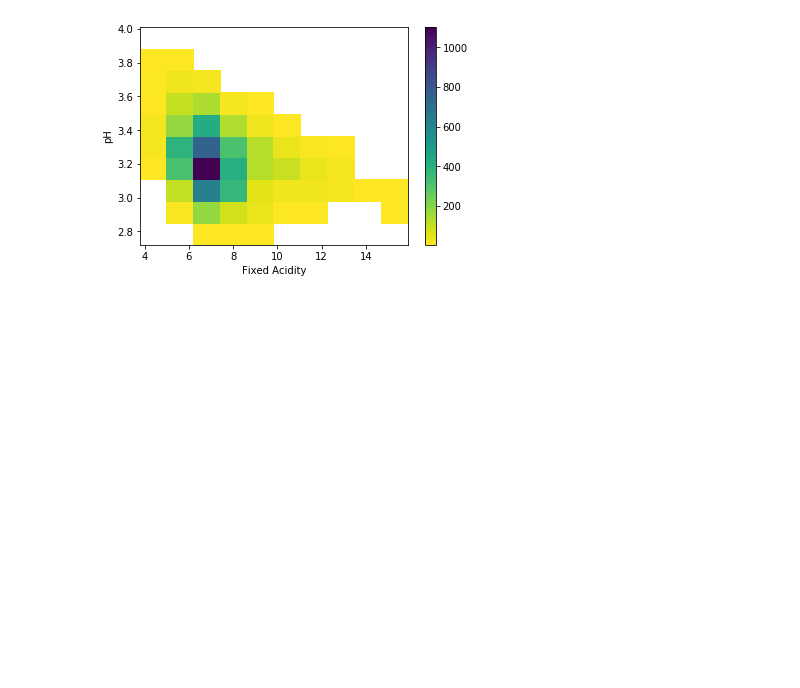
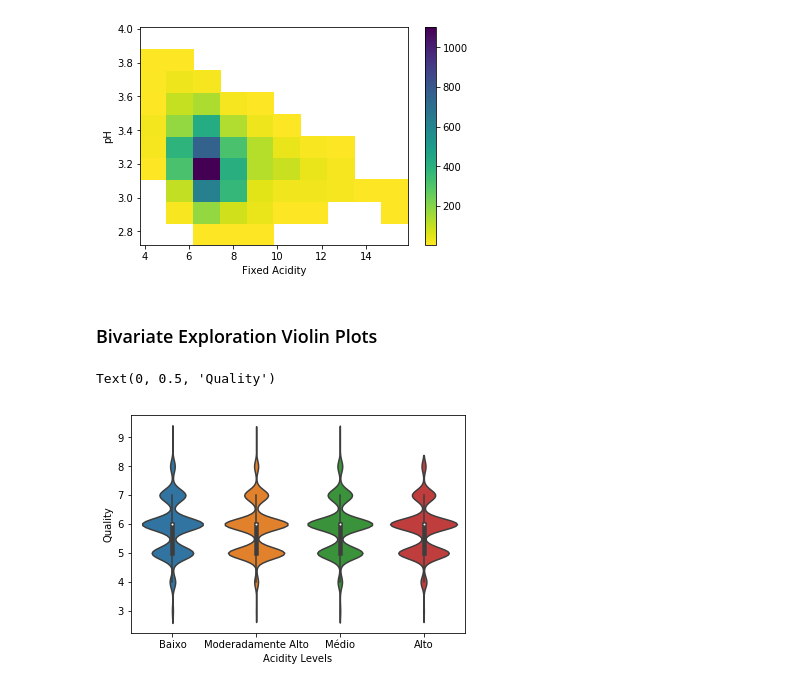
Before and after one commit to rafaelmauricioaraujo/machine_learning, a Jupyter notebook: Matplotlib_Seaborn/Matplotlib and Seaborn.ipynb, the cells around one changed output. Cells and saved outputs as stored; diff of their text form; code cells hidden in the pictures; blank space fills up the shorter version.

Commit message:
creating some box plots graphs

```diff
--- a/Matplotlib_Seaborn/Matplotlib and Seaborn.ipynb
+++ b/Matplotlib_Seaborn/Matplotlib and Seaborn.ipynb
@@ -161,3 +161,12 @@ plt.ylabel('pH')
 # %% [output]
 Text(0, 0.5, 'pH')
 [figure]
+# %% [markdown]
+### Bivariate Exploration Violin Plots
+# %%
+sb.violinplot(data=wine_data, x = 'acidity_levels', y = 'quality')
+plt.xlabel('Acidity Levels')
+plt.ylabel('Quality')
+# %% [output]
+Text(0, 0.5, 'Quality')
+[figure, added]
```
Also changed, not shown: parts of 3 cells of this notebook.
